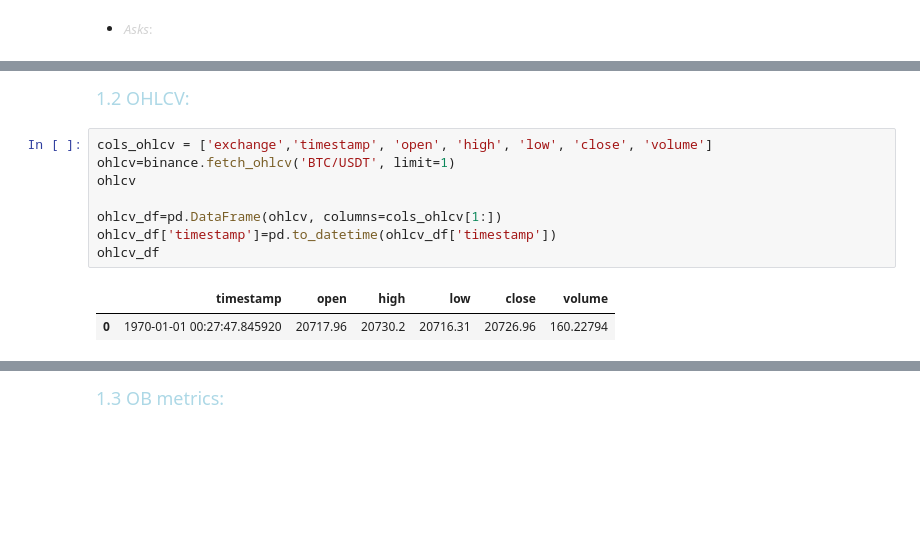
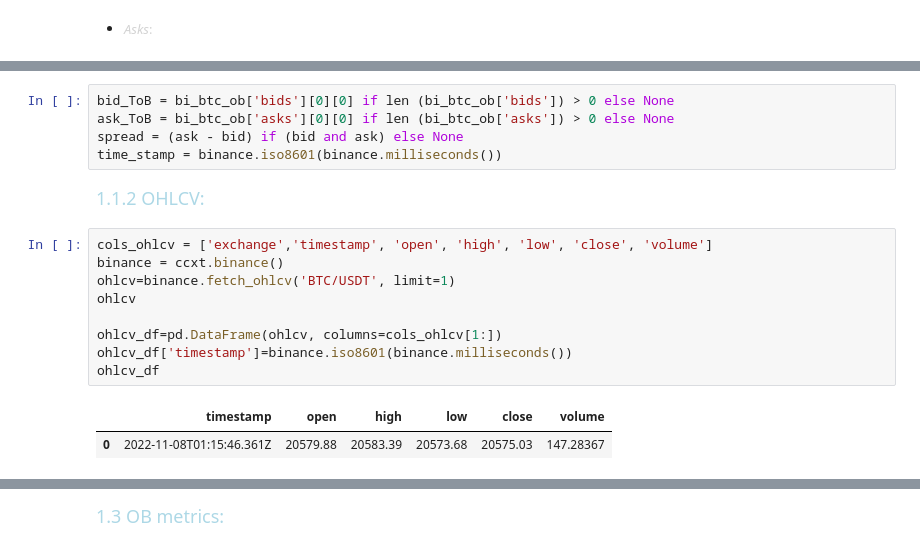
Before and after one commit to EstebanMqz/Microstructure-Visualization-Modelling, a Jupyter notebook: notebook.ipynb, the cells around one changed output, grey strips where cells are left out. Saved outputs shown, nothing was run; the diff lists cells and outputs as text; blank space fills up the shorter version.

```diff
--- a/notebook.ipynb
+++ b/notebook.ipynb
@@ -145,13 +189,19 @@ bi_btc_ob_ask.head()
+# %%
+bid_ToB = bi_btc_ob['bids'][0][0] if len (bi_btc_ob['bids']) > 0 else None
+ask_ToB = bi_btc_ob['asks'][0][0] if len (bi_btc_ob['asks']) > 0 else None
+spread = (ask - bid) if (bid and ask) else None
+time_stamp = binance.iso8601(binance.milliseconds())
 # %% [markdown]
-<font color= lightblue> <font size = 4> 1.2 OHLCV: </font>
+<font color= lightblue> <font size = 4> 1.1.2 OHLCV: </font>
 # %%
 cols_ohlcv = ['exchange','timestamp', 'open', 'high', 'low', 'close', 'volume']
+binance = ccxt.binance()
 ohlcv=binance.fetch_ohlcv('BTC/USDT', limit=1)
 ohlcv
 
 ohlcv_df=pd.DataFrame(ohlcv, columns=cols_ohlcv[1:])
-ohlcv_df['timestamp']=pd.to_datetime(ohlcv_df['timestamp'])
+ohlcv_df['timestamp']=binance.iso8601(binance.milliseconds())
 ohlcv_df
 # %% [output]
 |  | timestamp | open | high | low | close | volume |
-| 0 | 1970-01-01 00:27:47.845920 | 20717.96 | 20730.2 | 20716.31 | 20726.96 | 160.22794 |
+| 0 | 2022-11-08T01:15:46.361Z | 20579.88 | 20583.39 | 20573.68 | 20575.03 | 147.28367 |
```
Also changed, not shown: parts of 15 cells of this notebook, 2 other files.
